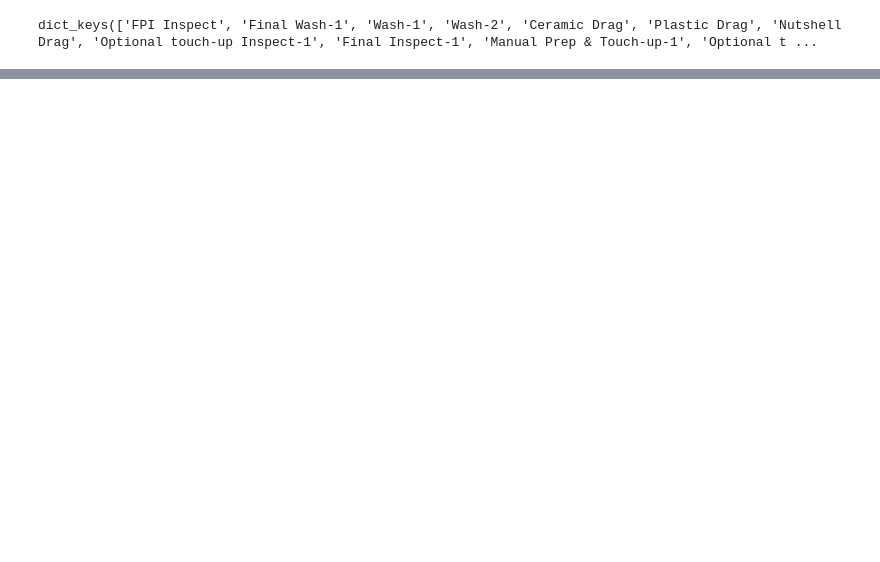
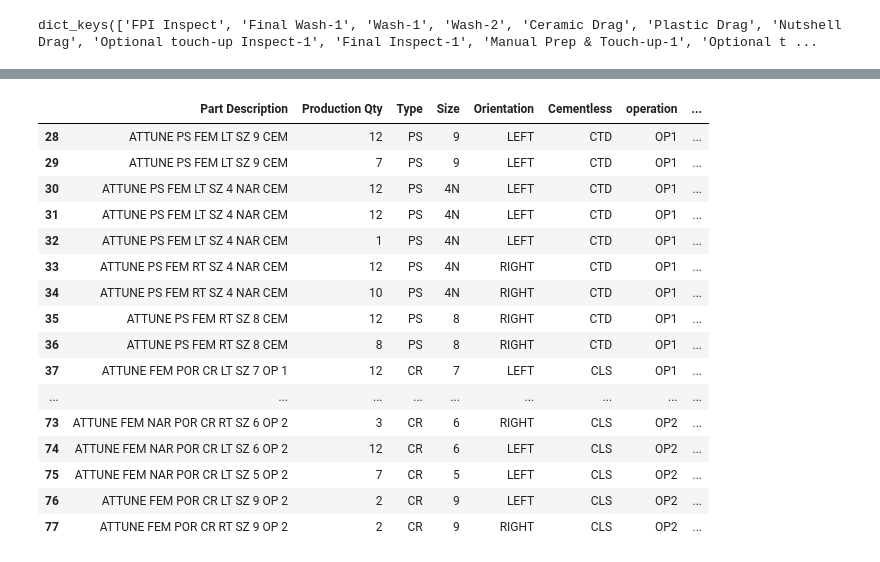
Before and after one commit to sean-comerford/EIT-Epsilon, a Jupyter notebook: notebooks/load_op2.ipynb, the cells around one changed output, grey strips where cells are left out. Drawn from its saved outputs; the diff is of its cells as text; code cells hidden in the pictures; blank space fills up the shorter version.

```diff
--- a/notebooks/load_op2.ipynb
+++ b/notebooks/load_op2.ipynb
@@ -191,0 +591,2 @@ dict_keys(['FPI Inspect', 'Final Wash-1', 'Wash-1', 'Wash-2', 'Ceramic Drag', 'P
+# %%
+processed_orders = catalog.load('croom_processed_orders')
@@ -191,0 +608,2 @@ dict_keys(['FPI Inspect', 'Final Wash-1', 'Wash-1', 'Wash-2', 'Ceramic Drag', 'P
+# %%
+reformatted_orders = catalog.load('croom_reformatted_orders')
@@ -191,0 +612,2 @@ dict_keys(['FPI Inspect', 'Final Wash-1', 'Wash-1', 'Wash-2', 'Ceramic Drag', 'P
+# %%
+processed_orders = catalog.load('croom_processed_orders')
@@ -191,0 +650,2 @@ dict_keys(['FPI Inspect', 'Final Wash-1', 'Wash-1', 'Wash-2', 'Ceramic Drag', 'P
+# %%
+croom_processed_forecast = catalog.load('croom_processed_forecast_orders')
@@ -191,0 +655,3 @@ dict_keys(['FPI Inspect', 'Final Wash-1', 'Wash-1', 'Wash-2', 'Ceramic Drag', 'P
+# %%
+croom_processed_forecast.tail(50)
+# %% [output]
@@ -191,0 +659,17 @@ dict_keys(['FPI Inspect', 'Final Wash-1', 'Wash-1', 'Wash-2', 'Ceramic Drag', 'P
+|  | Part Description | Production Qty | Type | Size | Orientation | Cementless | operation | ... |
+| 28 | ATTUNE PS FEM LT SZ 9 CEM | 12 | PS | 9 | LEFT | CTD | OP1 | ... |
+| 29 | ATTUNE PS FEM LT SZ 9 CEM | 7 | PS | 9 | LEFT | CTD | OP1 | ... |
+| 30 | ATTUNE PS FEM LT SZ 4 NAR CEM | 12 | PS | 4N | LEFT | CTD | OP1 | ... |
+| 31 | ATTUNE PS FEM LT SZ 4 NAR CEM | 12 | PS | 4N | LEFT | CTD | OP1 | ... |
+| 32 | ATTUNE PS FEM LT SZ 4 NAR CEM | 1 | PS | 4N | LEFT | CTD | OP1 | ... |
+| 33 | ATTUNE PS FEM RT SZ 4 NAR CEM | 12 | PS | 4N | RIGHT | CTD | OP1 | ... |
+| 34 | ATTUNE PS FEM RT SZ 4 NAR CEM | 10 | PS | 4N | RIGHT | CTD | OP1 | ... |
+| 35 | ATTUNE PS FEM RT SZ 8 CEM | 12 | PS | 8 | RIGHT | CTD | OP1 | ... |
+| 36 | ATTUNE PS FEM RT SZ 8 CEM | 8 | PS | 8 | RIGHT | CTD | OP1 | ... |
+| 37 | ATTUNE FEM POR CR LT SZ 7 OP 1 | 12 | CR | 7 | LEFT | CLS | OP1 | ... |
+| ... | ... | ... | ... | ... | ... | ... | ... | ... |
+| 73 | ATTUNE FEM NAR POR CR RT SZ 6 OP 2 | 3 | CR | 6 | RIGHT | CLS | OP2 | ... |
+| 74 | ATTUNE FEM NAR POR CR LT SZ 6 OP 2 | 12 | CR | 6 | LEFT | CLS | OP2 | ... |
+| 75 | ATTUNE FEM NAR POR CR LT SZ 5 OP 2 | 7 | CR | 5 | LEFT | CLS | OP2 | ... |
+| 76 | ATTUNE FEM POR CR LT SZ 9 OP 2 | 2 | CR | 9 | LEFT | CLS | OP2 | ... |
+| 77 | ATTUNE FEM POR CR RT SZ 9 OP 2 | 2 | CR | 9 | RIGHT | CLS | OP2 | ... |
```
Also changed, not shown: parts of 44 cells of this notebook, 9 other files.
